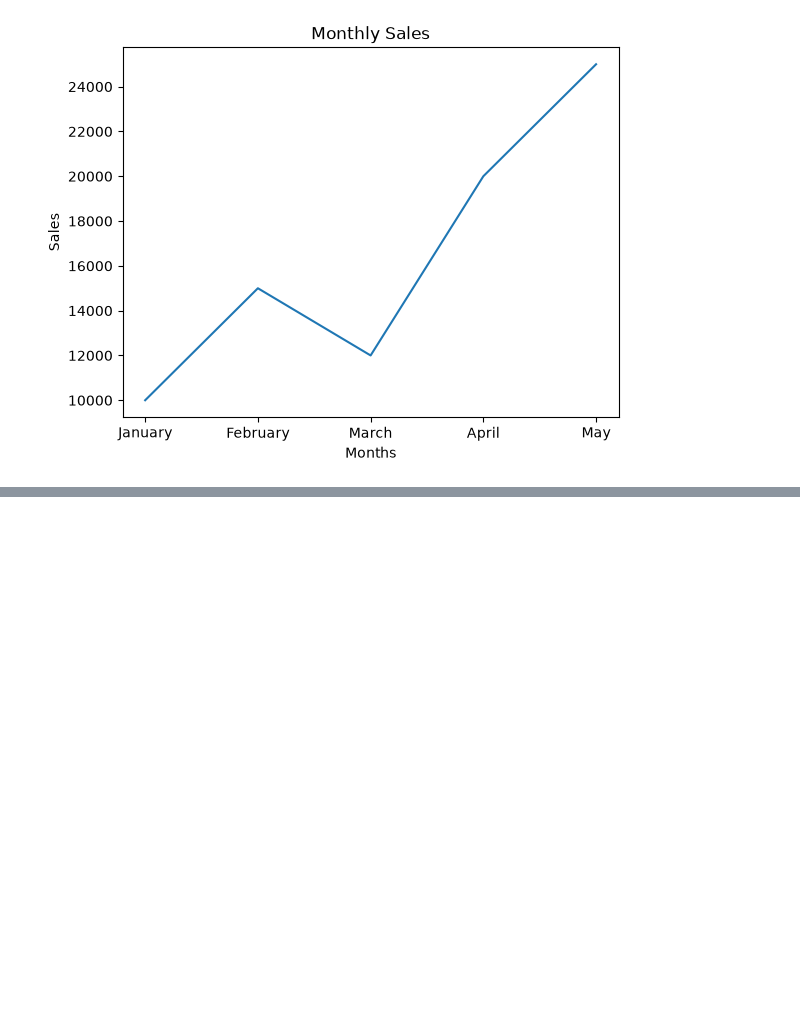
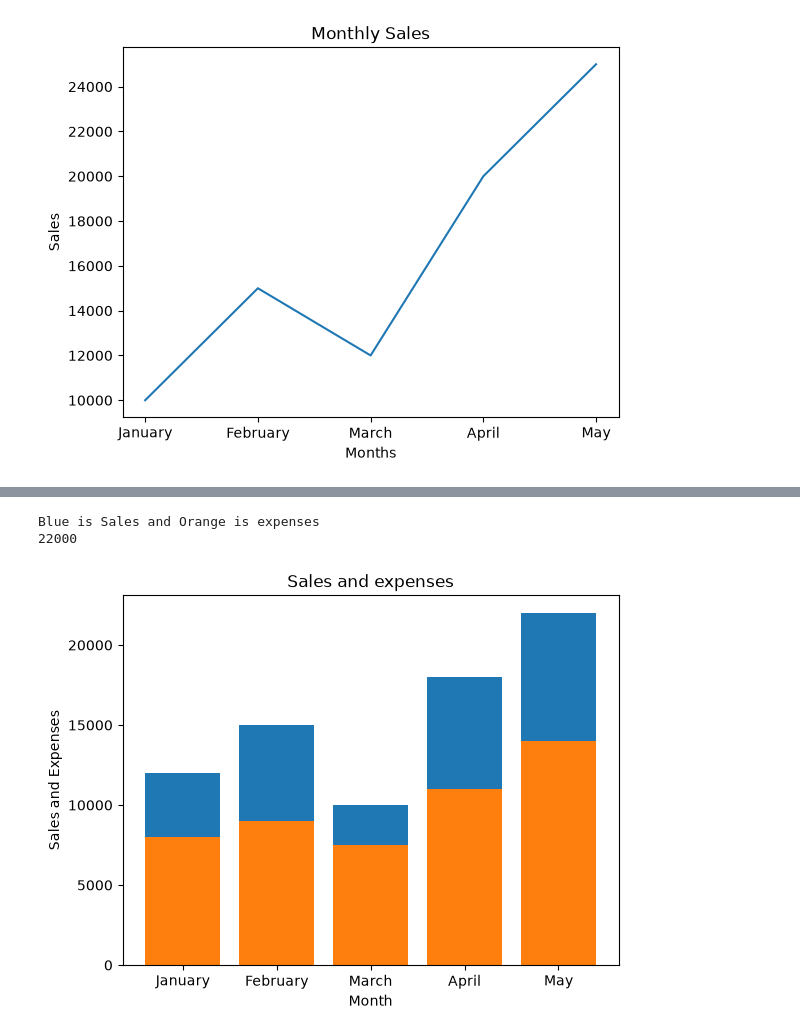
Before and after one commit to natendetei/pythonbasics, a Jupyter notebook: matplot.ipynb, the cells around one changed output, grey strips where cells are left out. Saved outputs shown, nothing was run; the diff lists cells and outputs as text; code cells hidden in the pictures; blank space fills up the shorter version.

```diff
--- a/matplot.ipynb
+++ b/matplot.ipynb
@@ -51,0 +94,19 @@ Text(0, 0.5, 'Sales')
+# %%
+employee_datas = {
+    "Month":["January","February","March","April","May"],
+    "Sales":[12000,15000,10000,18000,22000],
+    "Expenses":[8000,9000,7500,11000,14000]
+}
+employees = pd.DataFrame(employee_datas)
+
+plt.bar(employees["Month"],employees["Sales"])
+plt.bar(employees["Month"],employees["Expenses"])
+plt.xlabel("Month")
+plt.ylabel("Sales and Expenses")
+plt.title("Sales and expenses")
+print("Blue is Sales and Orange is expenses")
+print(employees["Sales"].max())
+# %% [output]
+Blue is Sales and Orange is expenses
+22000
+[figure, added]
```
Also changed, not shown: parts of 2 cells of this notebook, 1 other file.
